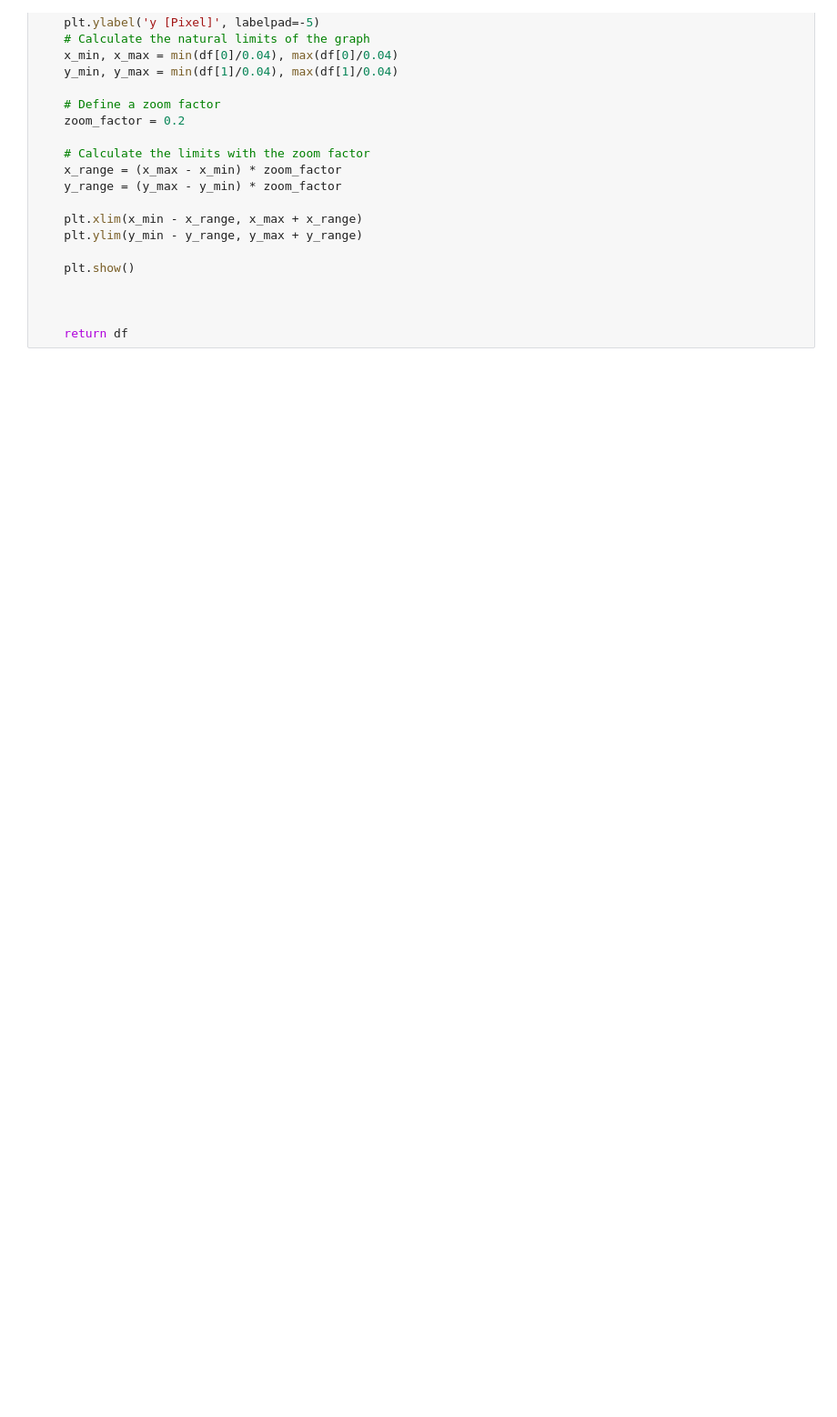
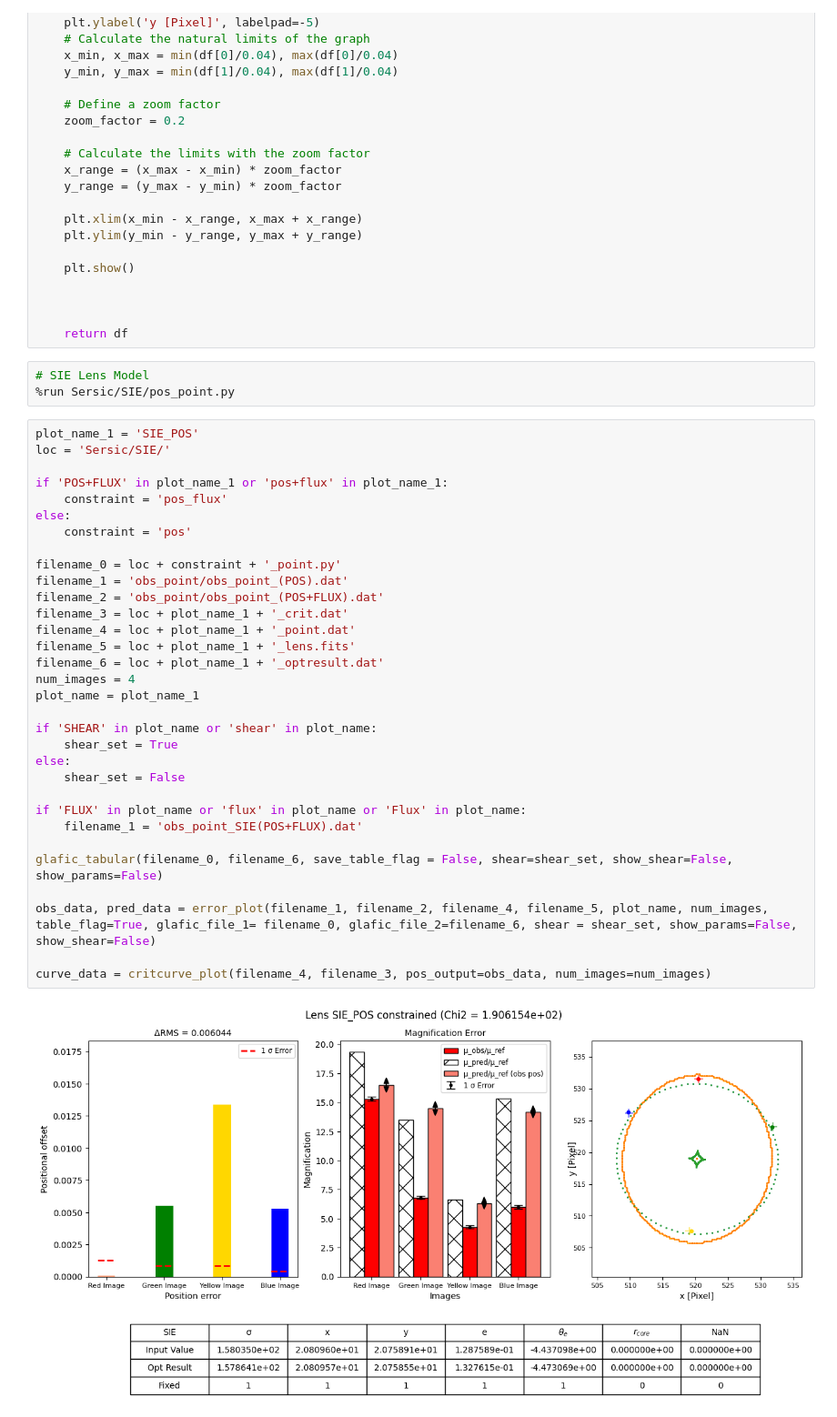
Before and after one commit to romms921/IllustrisTNG-Lens-Modelling, a Jupyter notebook: main_2.ipynb, the cells around one changed output. Shown at 91% size. Cells and saved outputs as stored; diff of their text form; blank space fills up the shorter version.

```diff
--- a/main_2.ipynb
+++ b/main_2.ipynb
@@ -656,3 +656,40 @@ def critcurve_plot(filename_4, filename_3, pos_output, num_images):
 
 
     return df
+# %%
+# SIE Lens Model
+%run Sersic/SIE/pos_point.py
+# %%
+plot_name_1 = 'SIE_POS'
+loc = 'Sersic/SIE/'
+
+if 'POS+FLUX' in plot_name_1 or 'pos+flux' in plot_name_1:
+    constraint = 'pos_flux'
+else:
+    constraint = 'pos'
+
+filename_0 = loc + constraint + '_point.py'
+filename_1 = 'obs_point/obs_point_(POS).dat'
+filename_2 = 'obs_point/obs_point_(POS+FLUX).dat'
+filename_3 = loc + plot_name_1 + '_crit.dat'
+filename_4 = loc + plot_name_1 + '_point.dat'
+filename_5 = loc + plot_name_1 + '_lens.fits'
+filename_6 = loc + plot_name_1 + '_optresult.dat'
+num_images = 4
+plot_name = plot_name_1
+
+if 'SHEAR' in plot_name or 'shear' in plot_name:
+    shear_set = True
+else:
+    shear_set = False
+
+if 'FLUX' in plot_name or 'flux' in plot_name or 'Flux' in plot_name:
+    filename_1 = 'obs_point_SIE(POS+FLUX).dat'
+
+glafic_tabular(filename_0, filename_6, save_table_flag = False, shear=shear_set, show_shear=False, show_params=False)
+
+obs_data, pred_data = error_plot(filename_1, filename_2, filename_4, filename_5, plot_name, num_images, table_flag=True, glafic_file_1= filename_0, glafic_file_2=filename_6, shear = shear_set, show_params=False, show_shear=False)
+
+curve_data = critcurve_plot(filename_4, filename_3, pos_output=obs_data, num_images=num_images)
+# %% [output]
+[figure, added]
```
Also changed, not shown: 4 other files.
